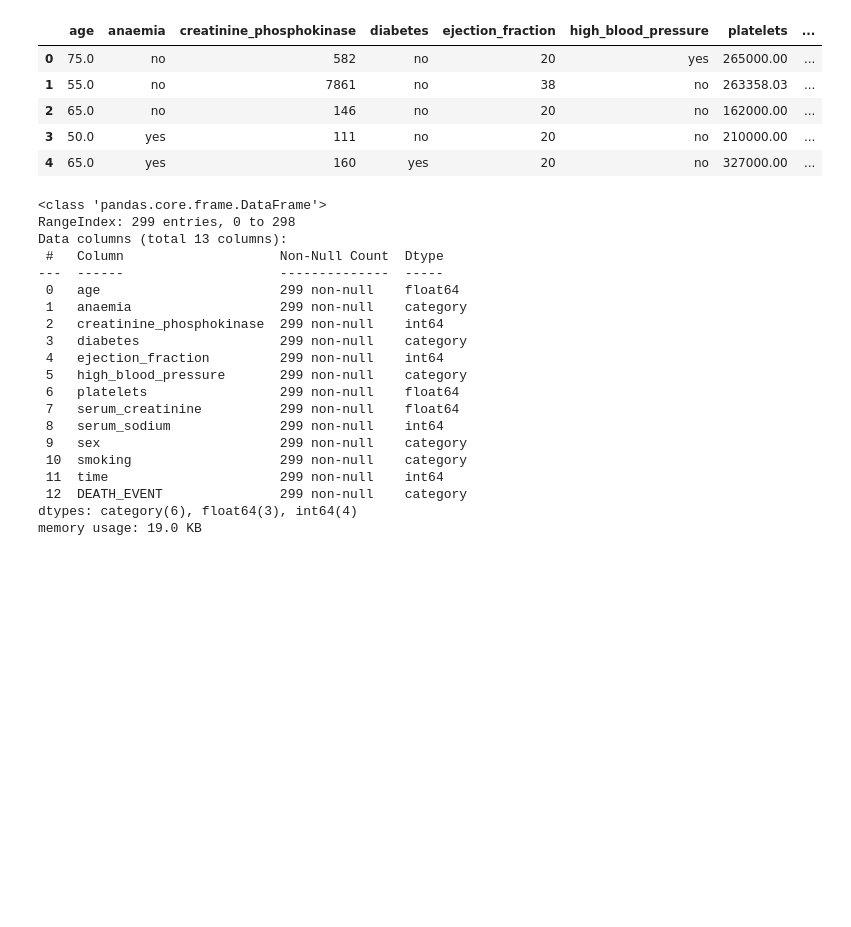
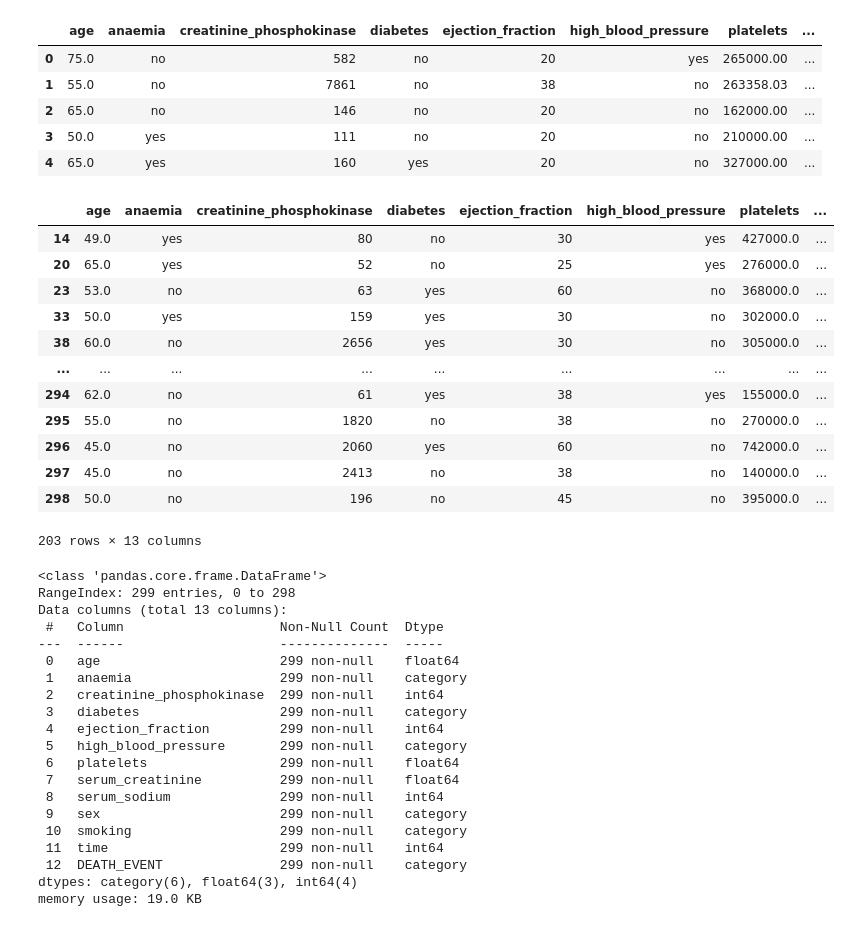
Before and after one commit to rizdiaprilian/MLZoomcamp_2022, a Jupyter notebook: Capstone_project/project.ipynb, the cells around one changed output. Cells and saved outputs as stored; diff of their text form; code cells hidden in the pictures; blank space fills up the shorter version.

```diff
--- a/Capstone_project/project.ipynb
+++ b/Capstone_project/project.ipynb
@@ -57,5 +57,13 @@ boolean_values = {
     0: 'no'
 }
 
+sex_values = {
+    1: 'male',
+    0: 'female'
+}
+
 for x in cat_cols:
-    df[x] = df[x].map(boolean_values)
+    if x != "sex":
+        df[x] = df[x].map(boolean_values)
+    else:
+        df[x] = df[x].map(sex_values)
@@ -68,6 +82,22 @@ df.head()
 | 2 | 65.0 | no | 146 | no | 20 | no | 162000.00 | ... |
 | 3 | 50.0 | yes | 111 | no | 20 | no | 210000.00 | ... |
 | 4 | 65.0 | yes | 160 | yes | 20 | no | 327000.00 | ... |
+# %%
+df[df["DEATH_EVENT"] == "no"]
+# %% [output]
+|  | age | anaemia | creatinine_phosphokinase | diabetes | ejection_fraction | high_blood_pressure | platelets | ... |
+| 14 | 49.0 | yes | 80 | no | 30 | yes | 427000.0 | ... |
+| 20 | 65.0 | yes | 52 | no | 25 | yes | 276000.0 | ... |
+| 23 | 53.0 | no | 63 | yes | 60 | no | 368000.0 | ... |
+| 33 | 50.0 | yes | 159 | yes | 30 | no | 302000.0 | ... |
+| 38 | 60.0 | no | 2656 | yes | 30 | no | 305000.0 | ... |
+| ... | ... | ... | ... | ... | ... | ... | ... | ... |
+| 294 | 62.0 | no | 61 | yes | 38 | yes | 155000.0 | ... |
+| 295 | 55.0 | no | 1820 | no | 38 | no | 270000.0 | ... |
+| 296 | 45.0 | no | 2060 | yes | 60 | no | 742000.0 | ... |
+| 297 | 45.0 | no | 2413 | no | 38 | no | 140000.0 | ... |
+| 298 | 50.0 | no | 196 | no | 45 | no | 395000.0 | ... |
+203 rows × 13 columns
 # %%
 df.info()
 # %% [output]
```
Also changed, not shown: parts of 29 cells of this notebook, 3 other files.
